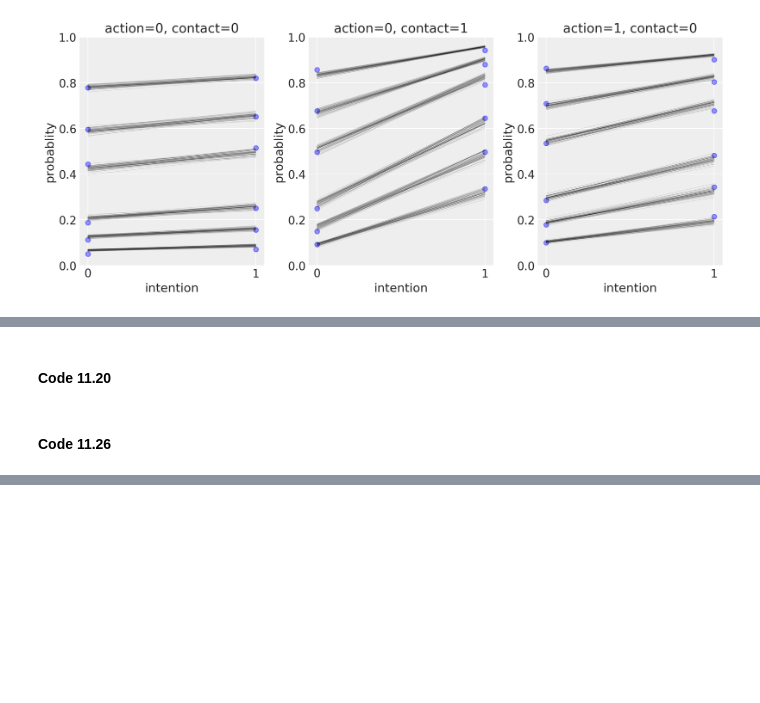
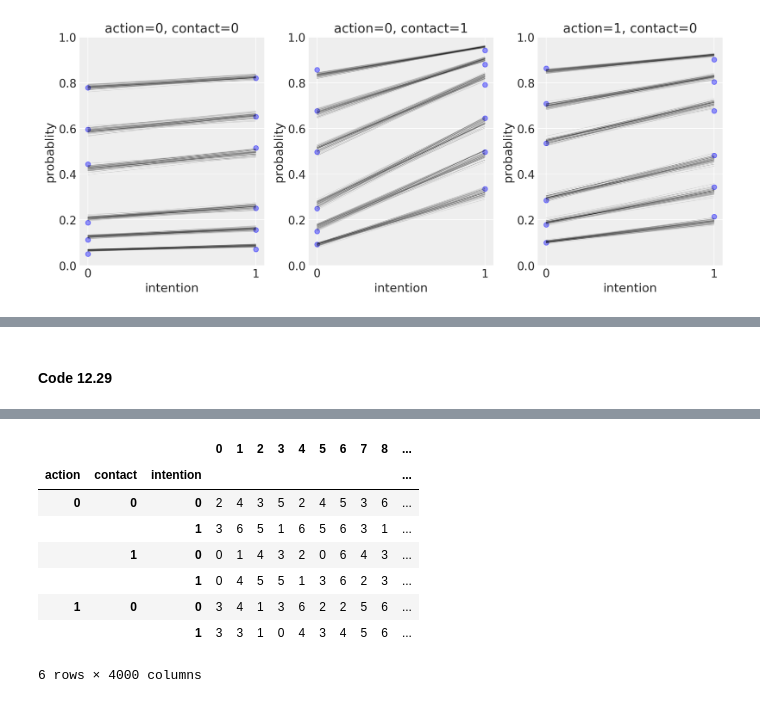
Before and after one commit to pymc-devs/pymc-resources, a Jupyter notebook: Rethinking_2/Chp_12.ipynb, the cells around one changed output, grey strips where cells are left out. Drawn from its saved outputs; the diff is of its cells as text; code cells hidden in the pictures; blank space fills up the shorter version.

```diff
--- a/Rethinking_2/Chp_12.ipynb
+++ b/Rethinking_2/Chp_12.ipynb
@@ -584,4 +508,11 @@ for (plot_action, plot_contact), plot_df in pp_cum_df.groupby(level=['action', '
 # %% [markdown]
-#### Code 11.20
+#### Code 12.29
-# %% [markdown]
-#### Code 11.26
+# %%
+with m12_5:
+    pp_resp = pm.sample_posterior_predictive(trace_12_5, var_names=["resp_obs"], random_seed=RANDOM_SEED)["resp_obs"]
+
+resp_df = pd.DataFrame(pp_resp).T
+resp_df.index.name = "case"
+resp_df = pd.concat([cases_df, resp_df], axis=1).set_index(["action", "contact", "intention"]).sort_index()
+resp_df
+# %% [output]
@@ -587,0 +520,9 @@ for (plot_action, plot_contact), plot_df in pp_cum_df.groupby(level=['action', '
+|  |  |  | 0 | 1 | 2 | 3 | 4 | 5 | 6 | 7 | 8 | ... |
+| action | contact | intention |  |  |  |  |  |  |  |  |  | ... |
+| 0 | 0 | 0 | 2 | 4 | 3 | 5 | 2 | 4 | 5 | 3 | 6 | ... |
+|  |  | 1 | 3 | 6 | 5 | 1 | 6 | 5 | 6 | 3 | 1 | ... |
+|  | 1 | 0 | 0 | 1 | 4 | 3 | 2 | 0 | 6 | 4 | 3 | ... |
+|  |  | 1 | 0 | 4 | 5 | 5 | 1 | 3 | 6 | 2 | 3 | ... |
+| 1 | 0 | 0 | 3 | 4 | 1 | 3 | 6 | 2 | 2 | 5 | 6 | ... |
+|  |  | 1 | 3 | 3 | 1 | 0 | 4 | 3 | 4 | 5 | 6 | ... |
+6 rows × 4000 columns
```
Also changed, not shown: parts of 13 cells of this notebook.
